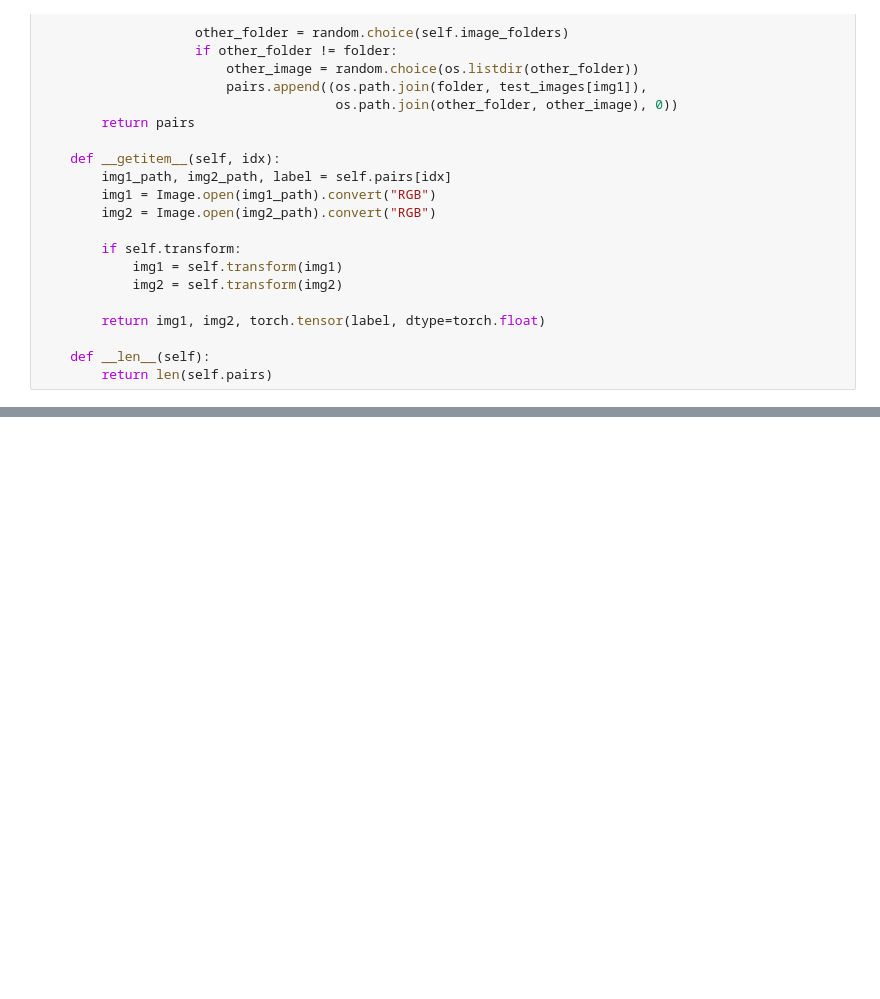
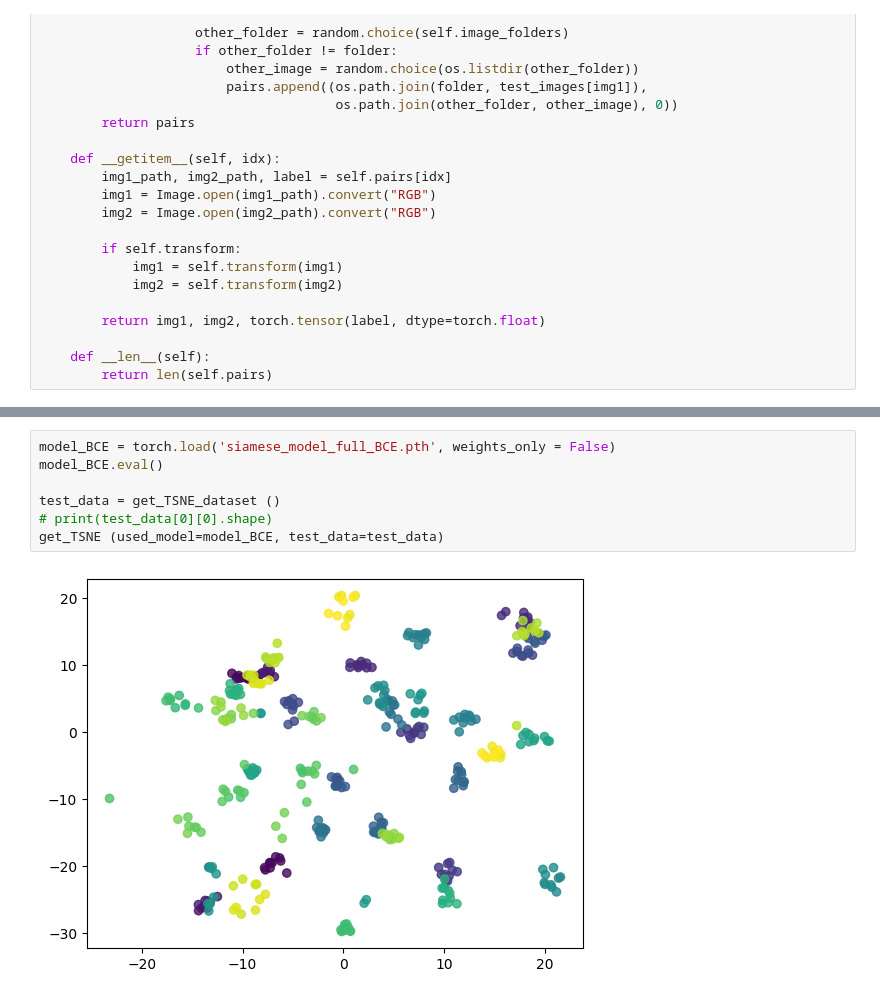
Before and after one commit to buklinfur/python_4semester, a Jupyter notebook: 2_lab_2.ipynb, the cells around one changed output, grey strips where cells are left out. Drawn from its saved outputs; the diff is of its cells as text; blank space fills up the shorter version.

```diff
--- a/2_lab_2.ipynb
+++ b/2_lab_2.ipynb
@@ -246,0 +356,9 @@ Epoch 10/10, Loss: 0.5166
+# %%
+model_BCE = torch.load('siamese_model_full_BCE.pth', weights_only = False)
+model_BCE.eval()
+
+test_data = get_TSNE_dataset ()
+# print(test_data[0][0].shape)
+get_TSNE (used_model=model_BCE, test_data=test_data)
+# %% [output]
+[figure, added]
```
Also changed, not shown: parts of 14 cells of this notebook.
